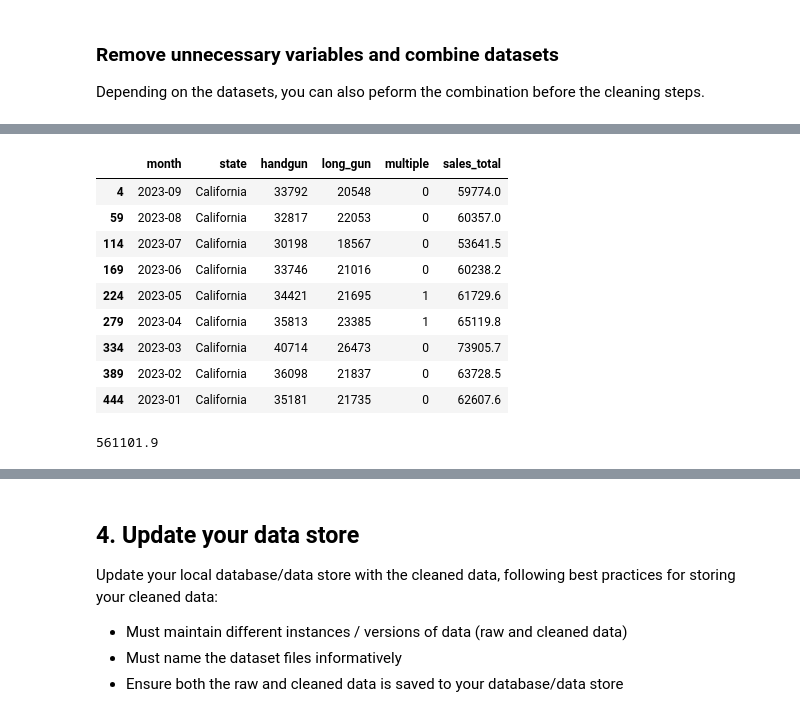
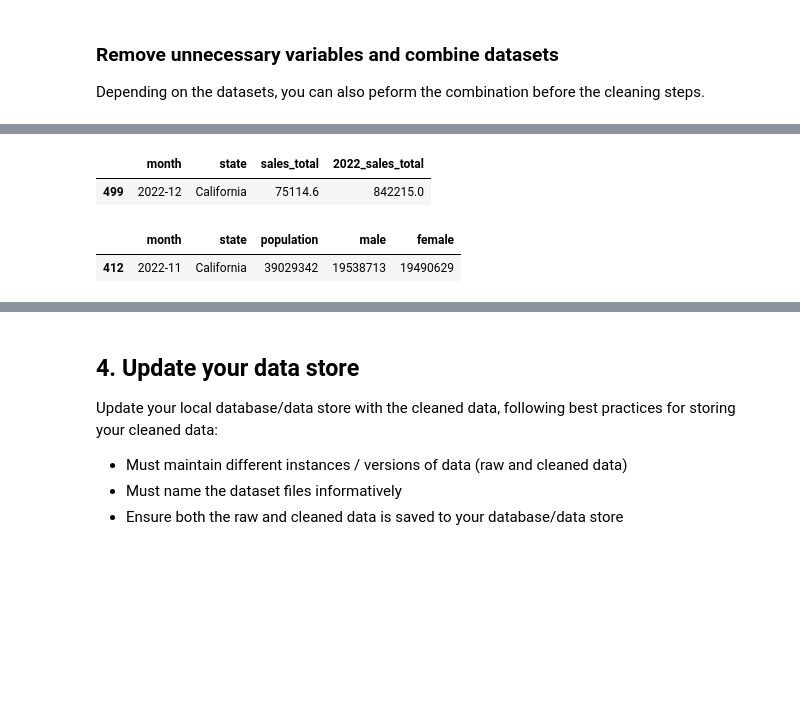
Before and after one commit to BryanHolbrook/us-gun-sales-per-capita, a Jupyter notebook: Data_Wrangling_Project_Starter.ipynb, the cells around one changed output, grey strips where cells are left out. Cells and saved outputs as stored; diff of their text form; code cells hidden in the pictures; blank space fills up the shorter version.

Commit message:
Ninety-five percent complete. Review solution.

```diff
--- a/Data_Wrangling_Project_Starter.ipynb
+++ b/Data_Wrangling_Project_Starter.ipynb
@@ -480,19 +478,28 @@ For interpretability, the US Population data titles are now more descriptive. In
 
 Depending on the datasets, you can also peform the combination before the cleaning steps.
 # %%
-#Remove unnecessary variables and write function to calculate gun sales
+#Remove unnecessary variables, write function to calculate gun sales for mont/year, and filter for California.
 
-def calc_sales_total(cleaned_gun_sales):
-    hand_long_gun = (cleaned_gun_sales['handgun'] + cleaned_gun_sales['long_gun']) * 1.1
-    multiple = cleaned_gun_sales['multiple'] * 2
+def process_california_sales(cleaned_gun_sales):
+    # Calculate sales total
+    cleaned_gun_sales['sales_total'] = ((cleaned_gun_sales['handgun'] + cleaned_gun_sales['long_gun']) * 1.1) + (cleaned_gun_sales['multiple'] * 2)
 
-    cleaned_gun_sales['sales_total'] = hand_long_gun + multiple
+    # Filter for California in 2022
+    ca_sales_22 = cleaned_gun_sales[(cleaned_gun_sales['state'] == 'California') &
+                                    (cleaned_gun_sales['month'].astype(str).str.startswith('2022'))]
+
+    # Sum the sales total for California in 2022
+    total_sales_2022 = ca_sales_22['sales_total'].sum()
+
+    # Add a new column with the total sales for 2022
+    cleaned_gun_sales['2022_sales_total'] = total_sales_2022
 
     return cleaned_gun_sales
 
-cgs1 = calc_sales_total(cleaned_gun_sales)
+cgs1 = process_california_sales(cleaned_gun_sales)
 
-cgs2 = cgs1[['month', 'state', 'handgun', 'long_gun', 'multiple', 'sales_total']]
+cgs2 = cgs1[['month', 'state', 'handgun', 'long_gun', 'multiple', 'sales_total', '2022_sales_total']]
 
-cgs2.head()
+cgs2[(cleaned_gun_sales['state'] == 'California') &
+     (cleaned_gun_sales['month'].astype(str).str.startswith('2022'))]
 # %% [output]
@@ -505,22 +519,11 @@ cgs2.head()
 # %%
-#Filter by California 2023 sales numbers
-ca_sales = cgs2[cgs2['state'] == 'California']
-ca_sales_23 = ca_sales[ca_sales['month'].astype(str).str.startswith('2023')]
+#Filter by California 2022 most recent sales numbers, review visually, then begin to remove unnecessary gun data
+ca_sales = cgs1[cgs1['state'] == 'California']
+ca_sales_22 = ca_sales[ca_sales['month'].astype(str).str.startswith('2022')]
 
-ca_sales_23.head(20)
+ca_sales_2022 = ca_sales_22[['month', 'state', 'sales_total', '2022_sales_total']]
+
+ca_sales_2022.head(1)
 # %% [output]
-|  | month | state | handgun | long_gun | multiple | sales_total |
-| 4 | 2023-09 | California | 33792 | 20548 | 0 | 59774.0 |
-| 59 | 2023-08 | California | 32817 | 22053 | 0 | 60357.0 |
-| 114 | 2023-07 | California | 30198 | 18567 | 0 | 53641.5 |
-| 169 | 2023-06 | California | 33746 | 21016 | 0 | 60238.2 |
-| 224 | 2023-05 | California | 34421 | 21695 | 1 | 61729.6 |
-| 279 | 2023-04 | California | 35813 | 23385 | 1 | 65119.8 |
-| 334 | 2023-03 | California | 40714 | 26473 | 0 | 73905.7 |
-| 389 | 2023-02 | California | 36098 | 21837 | 0 | 63728.5 |
-| 444 | 2023-01 | California | 35181 | 21735 | 0 | 62607.6 |
+|  | month | state | sales_total | 2022_sales_total |
+| 499 | 2022-12 | California | 75114.6 | 842215.0 |
-# %%
-#Sum California data
-ca_sales_23['sales_total'].sum()
-# %% [output]
-561101.9
@@ -528,0 +530,11 @@ ca_sales_23['sales_total'].sum()
+# %%
+#Cleaned and filtered US Population data
+cleaned_us_pop.head()
+
+ca_pop = cleaned_us_pop[cleaned_us_pop['state'] == 'California']
+ca_pop_2022 = ca_pop[ca_pop['month'].astype(str).str.startswith('2022')]
+
+ca_pop_2022.head()
+# %% [output]
+|  | month | state | population | male | female |
+| 412 | 2022-11 | California | 39029342 | 19538713 | 19490629 |
```
Also changed, not shown: parts of 20 cells of this notebook.
